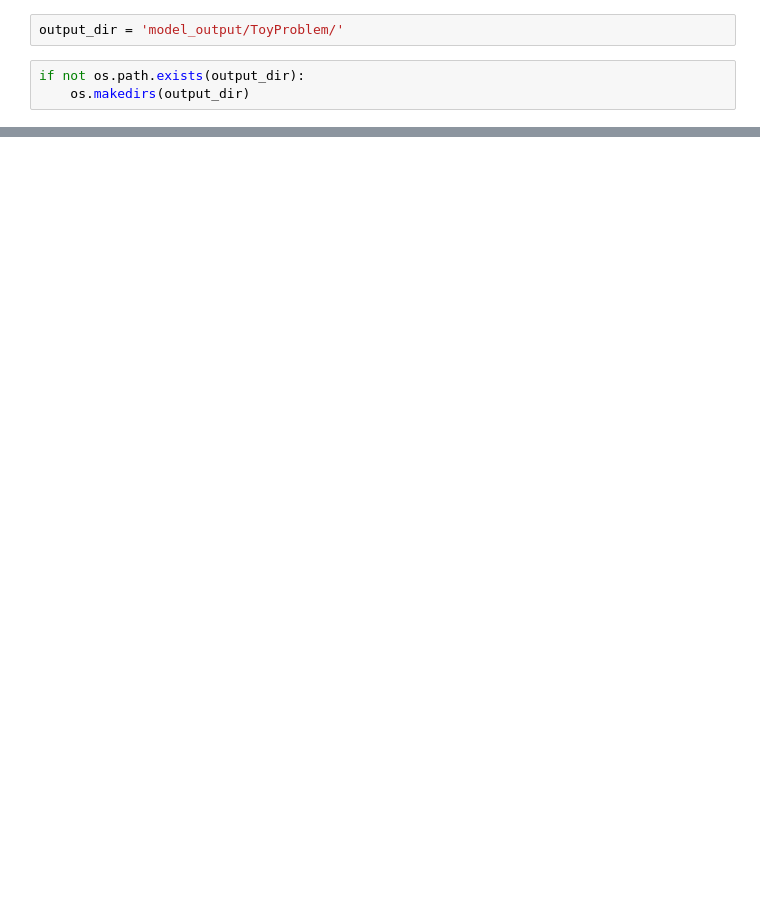
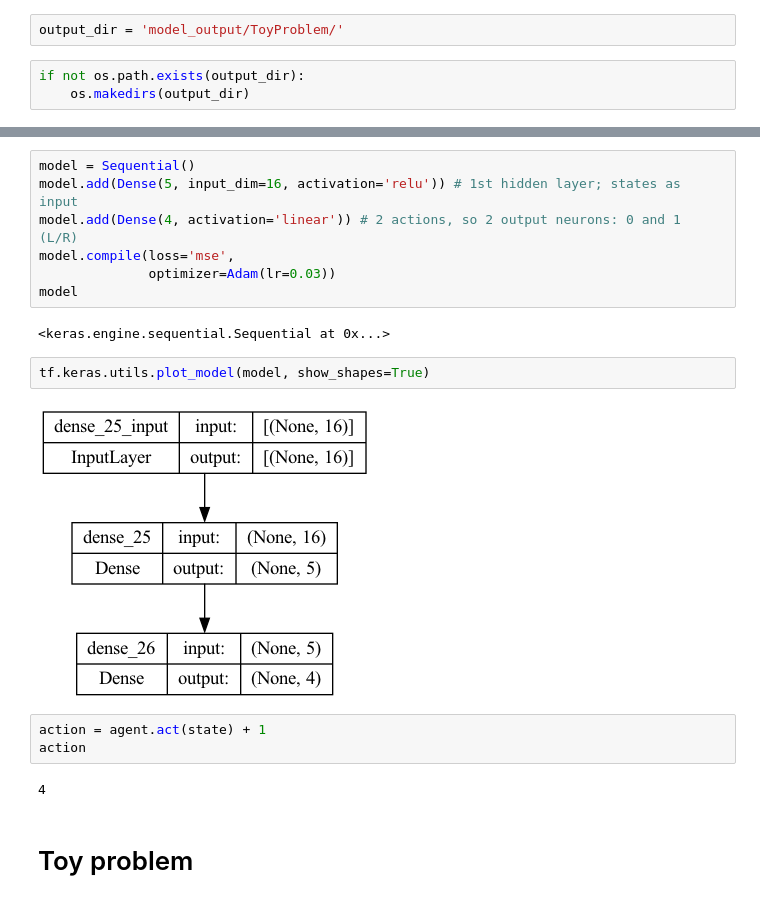
Before and after one commit to aremorov/InversionRL, a Jupyter notebook: DQN_ToyProblem.ipynb, the cells around one changed output, grey strips where cells are left out. Cells and saved outputs as stored; diff of their text form; blank space fills up the shorter version.

Commit message:
Trying to make toy problem DQN work

```diff
--- a/DQN_ToyProblem.ipynb
+++ b/DQN_ToyProblem.ipynb
@@ -77,0 +111,20 @@ class DQNAgent:
+# %%
+model = Sequential()
+model.add(Dense(5, input_dim=16, activation='relu')) # 1st hidden layer; states as input
+model.add(Dense(4, activation='linear')) # 2 actions, so 2 output neurons: 0 and 1 (L/R)
+model.compile(loss='mse',
+              optimizer=Adam(lr=0.03))
+model
+# %% [output]
+<keras.engine.sequential.Sequential at 0x...>
+# %%
+tf.keras.utils.plot_model(model, show_shapes=True)
+# %% [output]
+[figure, added]
+# %%
+action = agent.act(state) + 1
+action
+# %% [output]
+4
+# %% [markdown]
+# Toy problem
```
Also changed, not shown: parts of 30 cells of this notebook, 26 other files.
